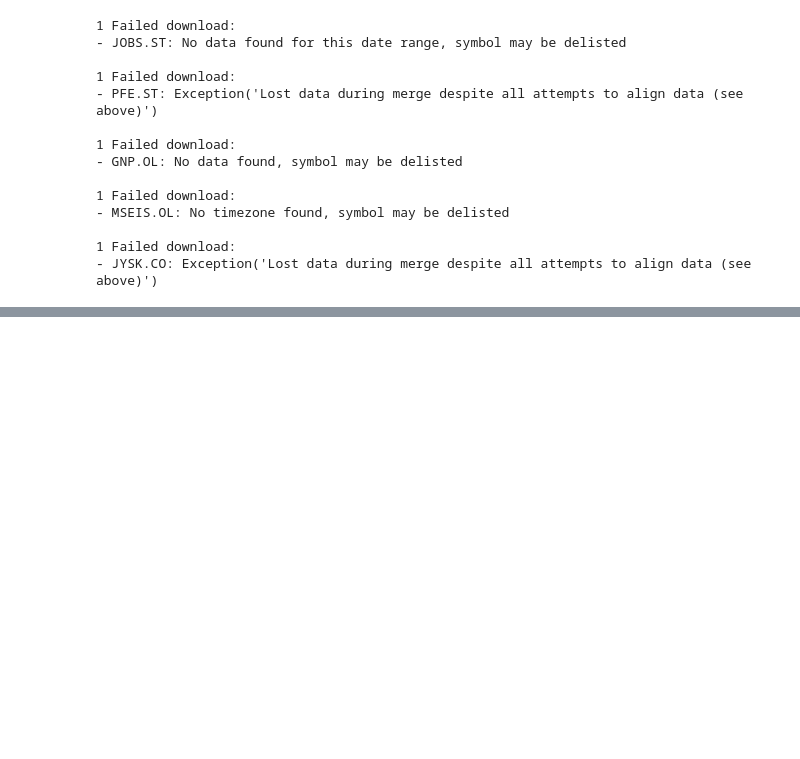
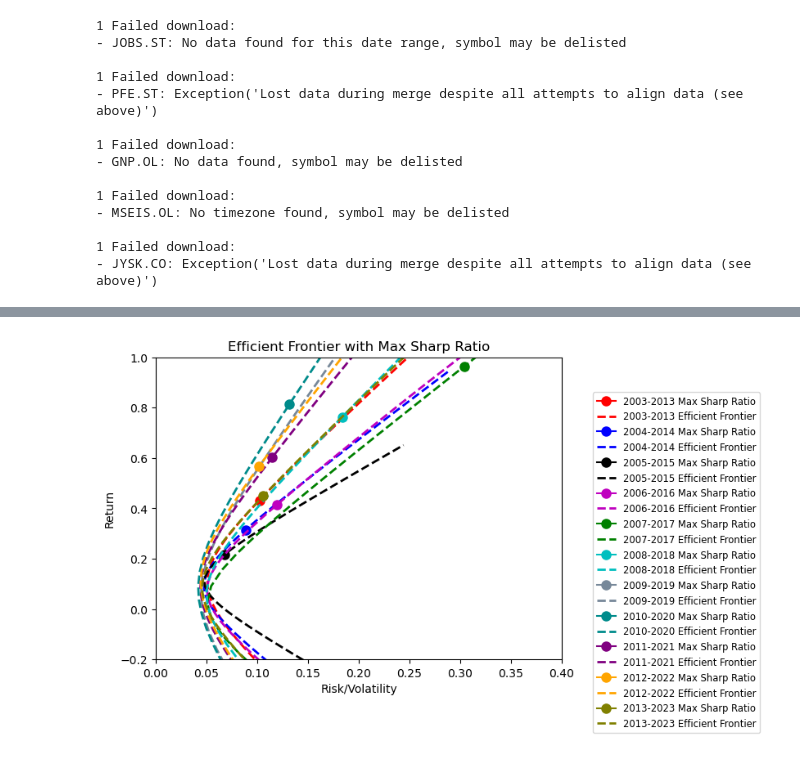
Before and after one commit to NicolaiVArends/BachelorThesis, a Jupyter notebook: optimising_portfolio.ipynb, the cells around one changed output, grey strips where cells are left out. Cells and saved outputs as stored; diff of their text form; code cells hidden in the pictures; blank space fills up the shorter version.

```diff
--- a/optimising_portfolio.ipynb
+++ b/optimising_portfolio.ipynb
@@ -36,5 +33,5 @@ returns_pct_change = pct_returns_from_prices(prices)
 # %%
-ret_port = []
+parameters = []
 for i in range(0, 11):
   #r_opt_set = set()
   print(f"-------------------------- 20{3+i:02d}-20{13+i:02d} --------------------------")
@@ -43,9 +40,9 @@ for i in range(0, 11):
   sample_rolling_window = returns_pct_change[i*12:i*12+(12*10)]
 
   ret_port = mean_return_annual(sample_rolling_window)
-  print(ret_port)
 
   cov_port = covariance_matrix_annual(sample_rolling_window)
-  print(cov_port)
+
+  parameters.append(ef1(ret_port, cov_port))
 # %% [output]
 -------------------------- 2003-2013 --------------------------
@@ -72,22 +83,24 @@ expected_return = estimate_rolling_window(returns_pct_change).mean()
 # %%
 #mpl.style.use('classic')
 mpl.style.use('default')
 
 fig, ax = plt.subplots()
-plt.title('Efficient Frontier for rolling windows', fontsize=12)
+plt.title('Efficient Frontier with Max Sharp Ratio', fontsize=12)
 plt.xlabel('Risk/Volatility')
 plt.ylabel('Return')
 colors = ['r','b','k','m','g','c', 'lightslategrey', "darkcyan", "purple", "orange", "olive"]
 for i, x in enumerate(parameters):
   opt_sr_vol, opt_sr_ret, opt_risk_vol,  opt_risk_ret, frontier_x, frontier_y, _ = x
   #ax.plot(opt_sr_vol, opt_sr_ret,'*', markersize=20, label=f'20{3+i:02d}-20{13+i:02d} Max Sharpe') # red star
-  plt.plot(opt_sr_vol,  opt_sr_ret, marker='o', color = f'{colors[i]}', markersize=12)# label=f'20{3+i:02d}-20{13+i:02d} Min var') # red dot
-  plt.plot(frontier_x, frontier_y, linestyle='--', color = f'{colors[i]}', linewidth=3, label=f'20{3+i:02d}-20{13+i:02d} Efficient Frontier') # red dashed line
+  plt.plot(opt_sr_vol,  opt_sr_ret, marker='o', color = f'{colors[i]}', markersize=8, label=f'20{3+i:02d}-20{13+i:02d} Max Sharp Ratio') # red dot
+  plt.plot(frontier_x, frontier_y, linestyle='--', color = f'{colors[i]}', linewidth=2, label=f'20{3+i:02d}-20{13+i:02d} Efficient Frontier') # red dashed line
 
   #ax.scatter(x[2], x[1], marker="*", s=100, label=f"20{3+i:02d}-20{13+i:02d} Max Sharpe")
-plt.xlim([0,1])
-plt.ylim([frontier_y.min(),frontier_y.max()])
+plt.xlim([0.0,0.4])
+plt.ylim([-0.2,1])
 plt.legend(bbox_to_anchor =(0.5, 0.9, 1, 0), ncol = 1, fontsize="small")
 #fig_path = os.path.join(PLOTS_PATH, f"efficient_frontier.png")
 #plt.savefig(fig_path, dpi=150,bbox_inches="tight")
 plt.show()
+# %% [output]
+[figure, added]
```
Also changed, not shown: parts of 5 cells of this notebook, 2 other files.
